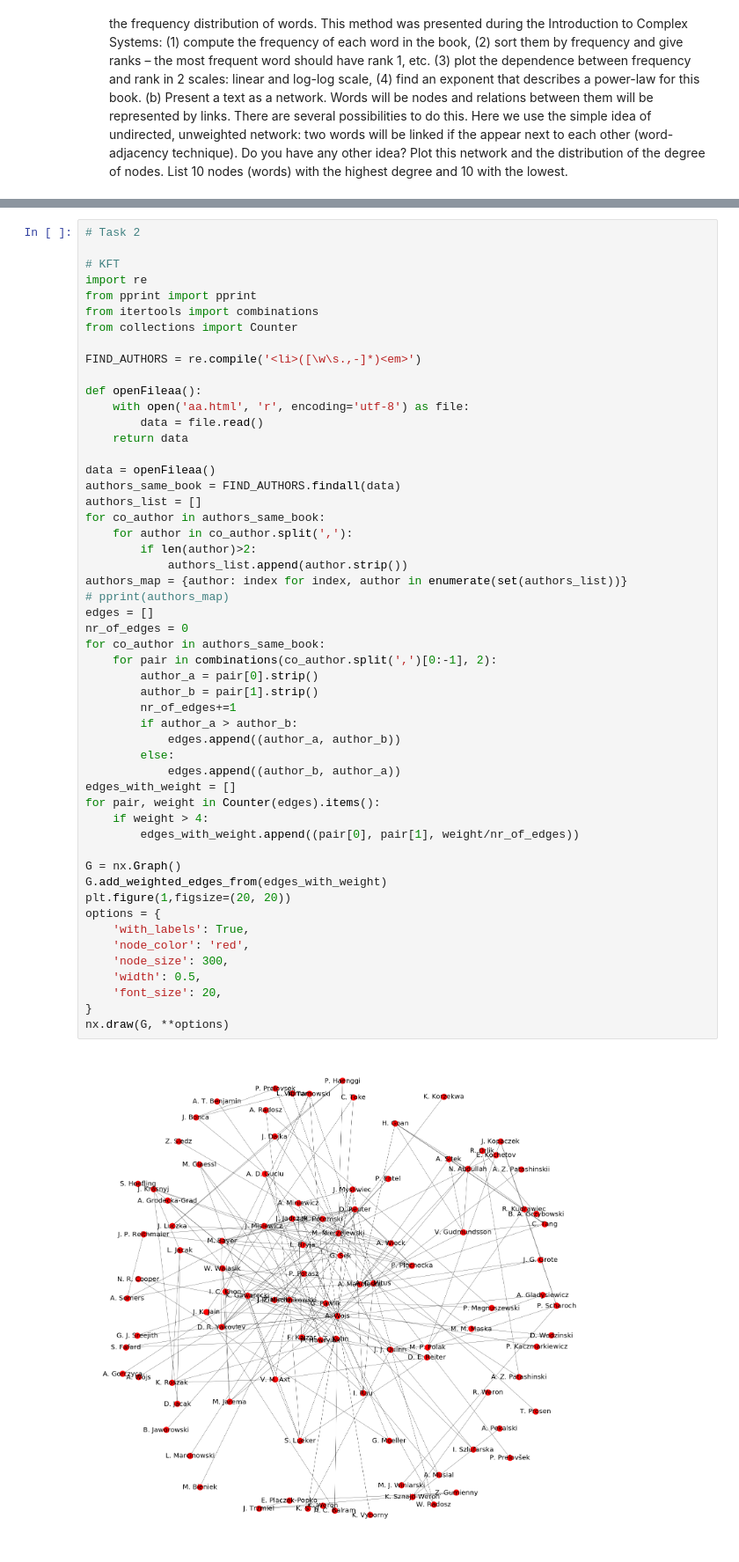
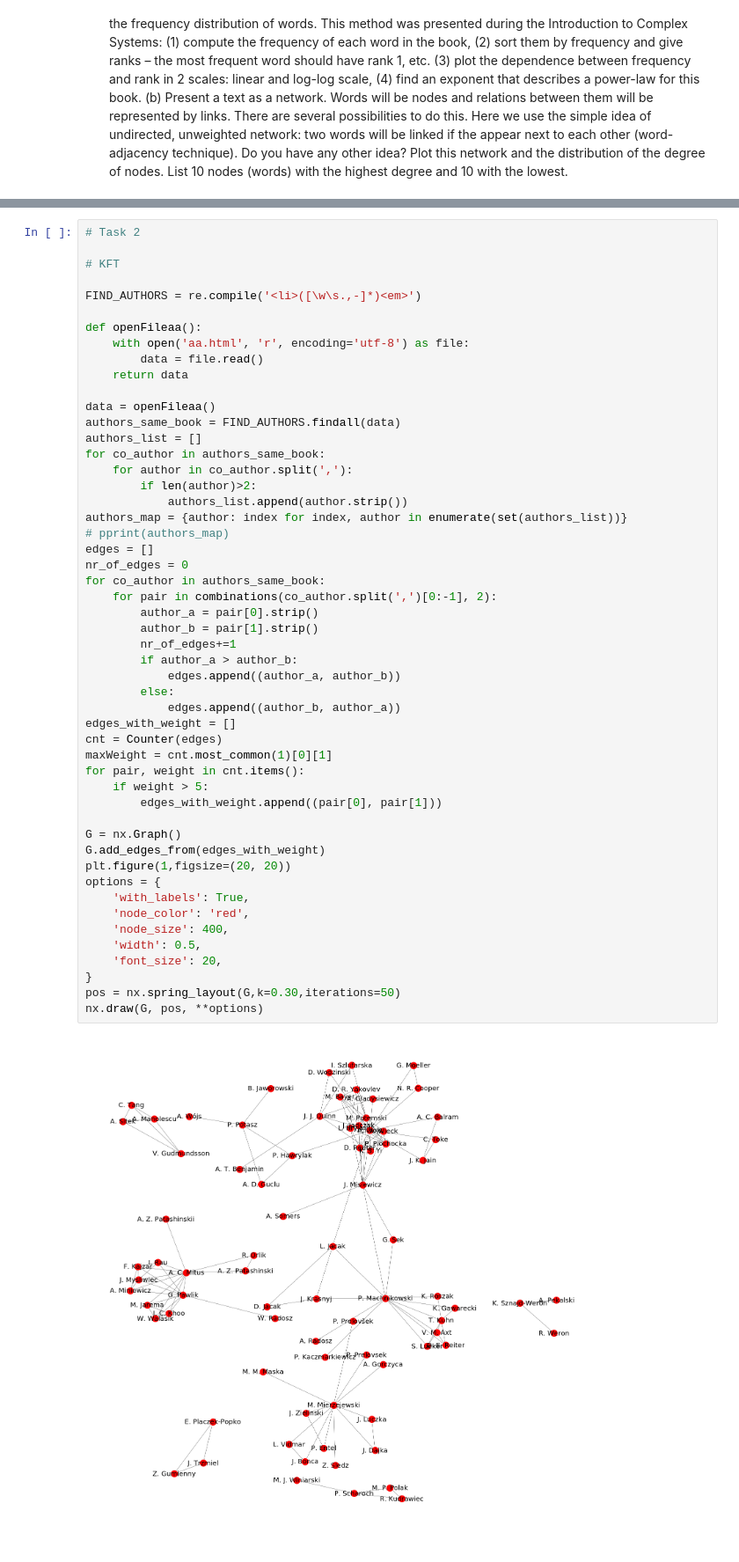
Before and after one commit to zgrzebnickij/semestrII, a Jupyter notebook: complexSystems/problem1/Problem1.ipynb, the cells around one changed output, grey strips where cells are left out. Shown at 88% size. Cells and saved outputs as stored; diff of their text form.

```diff
--- a/complexSystems/problem1/Problem1.ipynb
+++ b/complexSystems/problem1/Problem1.ipynb
@@ -68,10 +77,6 @@ plt.show()
 # Task 2
 
 # KFT
-import re
-from pprint import pprint
-from itertools import combinations
-from collections import Counter
 
 FIND_AUTHORS = re.compile('<li>([\w\s.,-]*)<em>')
 
@@ -84,37 +89,40 @@ data = openFileaa()
 authors_same_book = FIND_AUTHORS.findall(data)
 authors_list = []
 for co_author in authors_same_book:
     for author in co_author.split(','):
         if len(author)>2:
             authors_list.append(author.strip())
 authors_map = {author: index for index, author in enumerate(set(authors_list))}
 # pprint(authors_map)
 edges = []
 nr_of_edges = 0
 for co_author in authors_same_book:
     for pair in combinations(co_author.split(',')[0:-1], 2):
         author_a = pair[0].strip()
         author_b = pair[1].strip()
         nr_of_edges+=1
         if author_a > author_b:
             edges.append((author_a, author_b))
         else:
             edges.append((author_b, author_a))
 edges_with_weight = []
-for pair, weight in Counter(edges).items():
-    if weight > 4:
-        edges_with_weight.append((pair[0], pair[1], weight/nr_of_edges))
+cnt = Counter(edges)
+maxWeight = cnt.most_common(1)[0][1]
+for pair, weight in cnt.items():
+    if weight > 5:
+        edges_with_weight.append((pair[0], pair[1]))
 
 G = nx.Graph()
-G.add_weighted_edges_from(edges_with_weight)
+G.add_edges_from(edges_with_weight)
 plt.figure(1,figsize=(20, 20))
 options = {
     'with_labels': True,
     'node_color': 'red',
-    'node_size': 300,
+    'node_size': 400,
     'width': 0.5,
     'font_size': 20,
 }
-nx.draw(G, **options)
+pos = nx.spring_layout(G,k=0.30,iterations=50)
+nx.draw(G, pos, **options)
 # %% [output]
-[figure, old version]
+[figure, new version]
```
Also changed, not shown: parts of 4 cells of this notebook, 4 other files.
